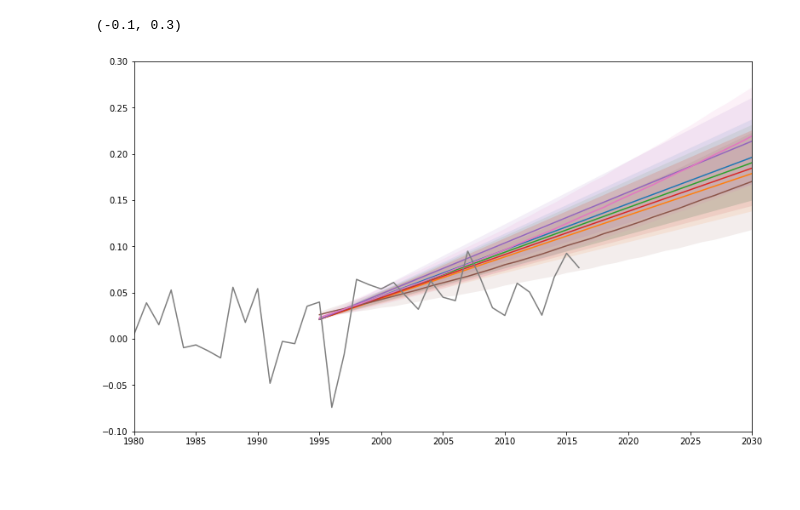
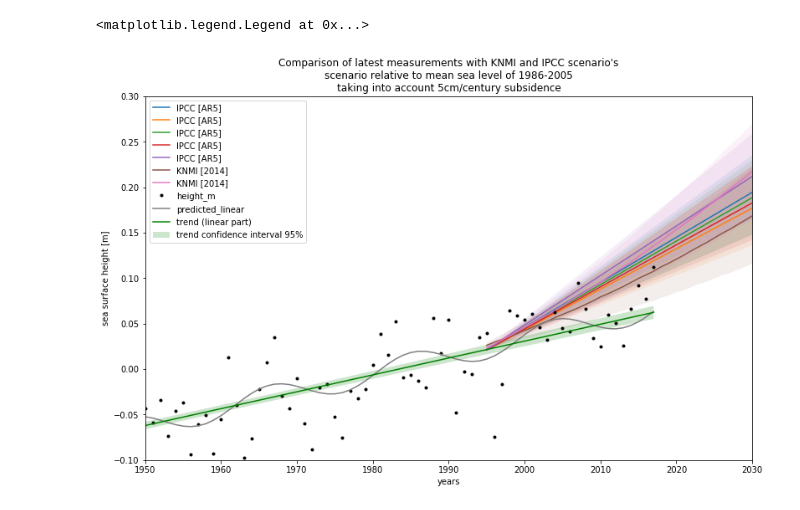
Before and after one commit to openearth/sealevel, a Jupyter notebook: notebooks/analysis/scenarios/scenario-vs-measurements.ipynb, the cells around one changed output. Drawn from its saved outputs; the diff is of its cells as text; code cells hidden in the pictures; blank space fills up the shorter version.

Commit message:
figure, as used in 2018 report

```diff
--- a/notebooks/analysis/scenarios/scenario-vs-measurements.ipynb
+++ b/notebooks/analysis/scenarios/scenario-vs-measurements.ipynb
@@ -18,6 +18,7 @@ ureg = pint.UnitRegistry()
 # TODO: replace with 2017 figures (from HKV update)
 # These are the SLR measurements averaged over 6 tide gauges
 mean_sl_path = pathlib.Path('~/src/sealevel-svn/editorial/2018/mean_sl_plot.csv').expanduser()
+mean_sl_path = pathlib.Path('~/src/sealevel/notebooks/dutch-sea-level-monitor-export-2018-11-22.csv').expanduser()
 # these are the polygons as used in figure 3.26 in KNMI 2014 scenario
 knmi_scenarios_path = pathlib.Path('~/src/sealevel/data/knmi/KNMI14_sealevel_scenarios_by_1year_3polfit.csv').expanduser()
 # %%
@@ -36,11 +37,13 @@ knmi_df.tail()
 | 105 | 2100 | 27.7 | 75.7 | 50.9 | 98.9 | KNMI14 scenarios; Created as 3rd ... | 0.277 | 0.757 | 0.509 | 0.989 |
 # %%
 # read all the scenarios
-slr_df = pd.read_csv(mean_sl_path)
-slr_df['date'] = slr_df['year'].apply(lambda x:dateutil.parser.parse(x))
+# slr_df = pd.read_csv(mean_sl_path)
+slr_df = pd.read_csv(mean_sl_path, comment='#', parse_dates=['date'])
+
+# slr_df['date'] = slr_df['year'].apply(lambda x:dateutil.parser.parse(x))
 slr_df = slr_df.set_index('date')
 # convert to units
-height_mm = slr_df['height'].values * ureg.centimeter
+height_mm = slr_df['height'].values * ureg.millimeter
 height_m = height_mm.to(ureg.meter)
 slr_df['height_m'] = height_m
 slr_df['height'].plot()
@@ -61,5 +101,5 @@ mean_sl_between_years(slr_df, 2016, 2017) - mean_sl_between_years(slr_df, 1986,
 # %%
-def correct_subsidence_and_epoch(dates, ssh, subsidence_rate=0.0005):
+def correct_subsidence_and_epoch(dates, ssh, subsidence_rate=0.00045):
     delta_years_since_epoch = np.array([
         (date_i - datetime.datetime(1995, 1, 1)).days / 365.25
         for date_i
@@ -162,22 +202,45 @@ scenarios_df['dates'] = scenarios_df['years'].apply(lambda x: np.array([datetime
 # %%
 fig, ax = plt.subplots(figsize=(13, 8))
 for i, row in scenarios_df.iterrows():
     ax.fill_between(
         row['dates'],
         row['correction'](row['dates'], row['min']),
         row['correction'](row['dates'], row['max']),
         alpha=0.1
     )
     ax.plot(
         row['dates'],
-        row['correction'](row['dates'], row['mean'])
+        row['correction'](row['dates'], row['mean']),
+        label = '{} [{}]'.format(row['organization'], row['name'])
     )
-ax.plot(slr_df.index, slr_df['height_m'])
-ax.set_xlim(datetime.datetime(1980, 1, 1), datetime.datetime(2030, 1, 1))
+ax.set_xlabel('years')
+ax.set_ylabel('sea surface height [m]')
+ax.plot(slr_df.index, slr_df['height_m'], 'k.')
+ax.plot(slr_df.index, slr_df['predicted_linear'] / 1000)
+ax.plot(slr_df.index, slr_df.predicted_linear_mean_wind / 1000, color='green', label='trend (linear part)')
+
+ax.fill_between(
+    slr_df.index, slr_df.predicted_linear_mean_wind_ci_025/1000,
+    slr_df.predicted_linear_mean_wind_ci_975/1000,
+    alpha=0.2,
+    facecolor='green',
+    label='trend confidence interval 95%'
+)
+
+ax.set_title(
+    "Comparison of latest measurements with KNMI and IPCC scenario\'s" +
+    "\n" +
+    "scenario relative to mean sea level of 1986-2005" +
+    "\n" +
+    "taking into account 5cm/century subsidence"
+)
+
+ax.set_xlim(datetime.datetime(1950, 1, 1), datetime.datetime(2030, 1, 1))
 ax.set_ylim(-0.1, 0.3)
+ax.legend(loc='best')
 # %% [output]
-(-0.1, 0.3)
+<matplotlib.legend.Legend at 0x...>
-[figure, old version]
+[figure, new version]
 # %%
 fig, ax = plt.subplots(figsize=(13, 8))
 for i, row in scenarios_df[scenarios_df.organization == 'KNMI'].iterrows():
```
Also changed, not shown: parts of 5 cells of this notebook.
